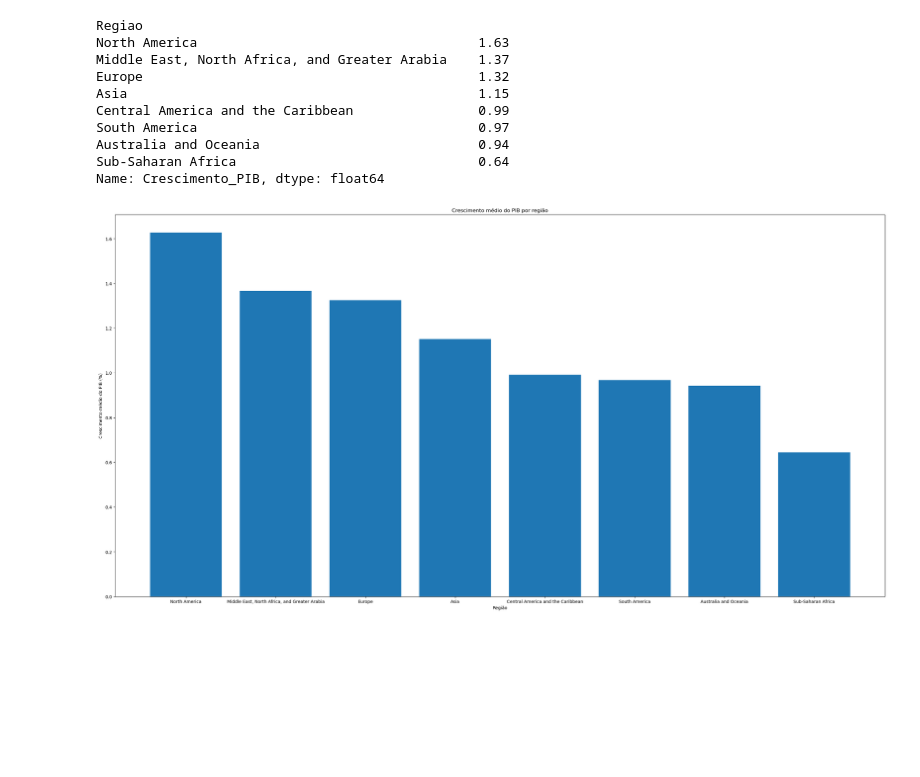
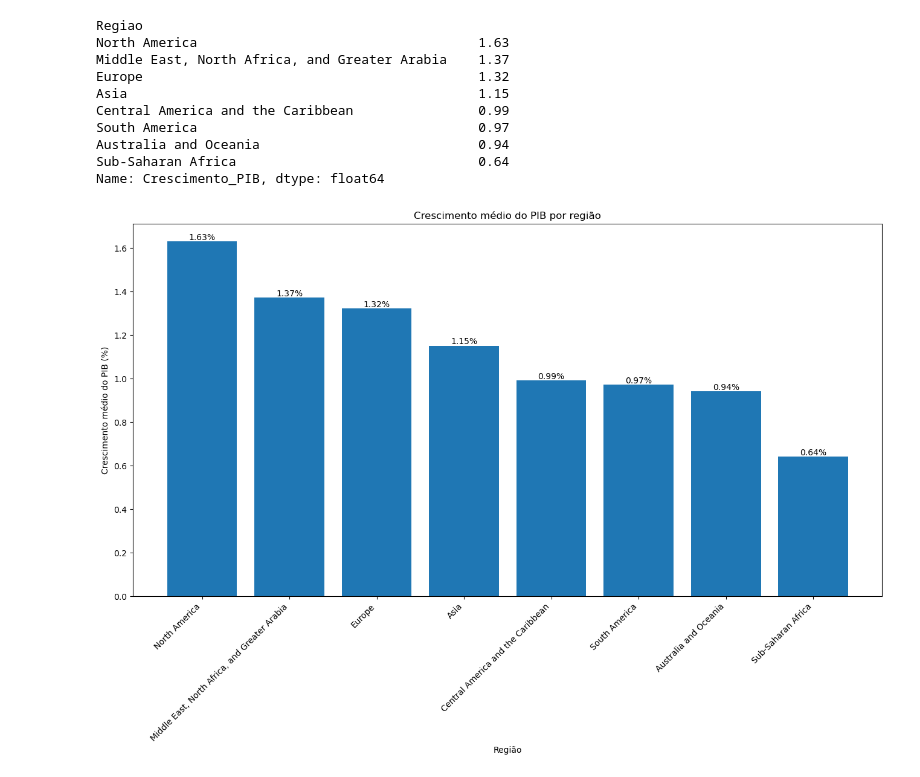
Before and after one commit to Sinvalluz/Projeto-A3-An-lise-de-dados, a Jupyter notebook: app.ipynb, the cells around one changed output. Cells and saved outputs as stored; diff of their text form; code cells hidden in the pictures; blank space fills up the shorter version.

```diff
--- a/app.ipynb
+++ b/app.ipynb
@@ -150,0 +769,7 @@ plt.show()
+# %%
+# Agrupando por sexo e tirando o percentual de crescimento de obesidade
+df_obesidade_brasil['Crescimento_obesidade'] = df_obesidade_brasil.groupby('Sexo')['Obesidade'].pct_change() * 100
+
+# Tirando media de crescimento
+crescimento_medio_brasil = df_obesidade_brasil.groupby('Sexo')['Crescimento_obesidade'].mean().round()
+crescimento_medio_brasil
@@ -196,8 +859,8 @@ def fill_years(group):
     return group
 
 # Aplicar o preenchimento para cada grupo de país e região
-df_pib_per_capita_copia = df_pib_per_capita_copia.groupby(['Paises', 'Regiao'], group_keys=False).apply(fill_years)
+df_pib_pp_limpa = df_pib_pp_limpa.groupby(['Paises', 'Regiao'], group_keys=False).apply(fill_years)
 
 
-df_pib_per_capita_copia[df_pib_per_capita_copia['Paises'] == 'Afghanistan']
+df_pib_pp_limpa[df_pib_pp_limpa['Paises'] == 'United States']
 # %% [output]
@@ -216,11 +879,11 @@ df_pib_per_capita_copia[df_pib_per_capita_copia['Paises'] == 'Afghanistan']
 111 rows × 4 columns
 # %%
 # Interpolando os valores ausentes
-df_pib_per_capita_copia['Pib_Interpolado'] = round(df_pib_per_capita_copia['Pib'].interpolate(), 2)
+df_pib_pp_limpa['Pib_Interpolado'] = round(df_pib_pp_limpa['Pib_pp'].interpolate(), 2)
 
 # Removendo coluna que não está interpolada
-df_pib_per_capita_copia = df_pib_per_capita_copia.drop(columns=['Pib'])
+df_pib_pp_limpa = df_pib_pp_limpa.drop(columns=['Pib_pp'])
 
-df_pib_per_capita_copia[df_pib_per_capita_copia['Paises'] == 'Afghanistan']
+df_pib_pp_limpa[df_pib_pp_limpa['Paises'] == 'United States'].head(10)
 # %% [output]
 |  | Anos | Paises | Regiao | Pib_Interpolado |
@@ -263,14 +924,13 @@ plt.show()
 # %%
 
 # calcula a porcentagem de mudança
-df_pib_per_capita_copia['Crescimento_PIB'] = df_pib_per_capita_copia.groupby('Regiao')['Pib_Interpolado'].pct_change() * 100
+df_pib_pp_limpa['Crescimento_PIB'] = round(df_pib_pp_limpa.groupby('Regiao')['Pib_Interpolado'].pct_change() * 100, 2)
 # calculando a média da coluna
-crescimento_medio = df_pib_per_capita_copia.groupby('Regiao')['Crescimento_PIB'].mean()
+crescimento_medio = df_pib_pp_limpa.groupby('Regiao')['Crescimento_PIB'].mean().round(2)
 
 # Agrupa da maior taxa de crescimento
 regioes_maior_crescimento = crescimento_medio.sort_values(ascending=False)
-
-display(round(regioes_maior_crescimento, 2))
+regioes_maior_crescimento
 # %% [output]
 Regiao
 North America                                    1.63
@@ -284,15 +944,23 @@ Sub-Saharan Africa                               0.64
 Name: Crescimento_PIB, dtype: float64
 # %%
 # Crie um gráfico de barras
-plt.figure(figsize=(32, 16))
-plt.bar(regioes_maior_crescimento.index, regioes_maior_crescimento.values)
+fig, ax = plt.subplots(figsize=(16, 8))
+barras_media_crescimento_pib_pp = plt.bar(regioes_maior_crescimento.index, regioes_maior_crescimento.values)
 
 # Adicione títulos e rótulos
 plt.title('Crescimento médio do PIB por região')
 plt.xlabel('Região')
 plt.ylabel('Crescimento médio do PIB (%)')
+plt.xticks(fontsize=10, rotation=45, ha='right')
+
+# Valores em cima das barras
+for barra in barras_media_crescimento_pib_pp:
+    altura = barra.get_height()
+    ax.text(barra.get_x() + barra.get_width() / 2, altura,
+                 '{:.2f}%'.format(altura), ha='center', va='bottom')
+
 
 # Mostra o gráfico
 plt.show()
 # %% [output]
-[figure, old version]
+[figure, new version]
```
Also changed, not shown: parts of 63 cells of this notebook, 2 other files.
